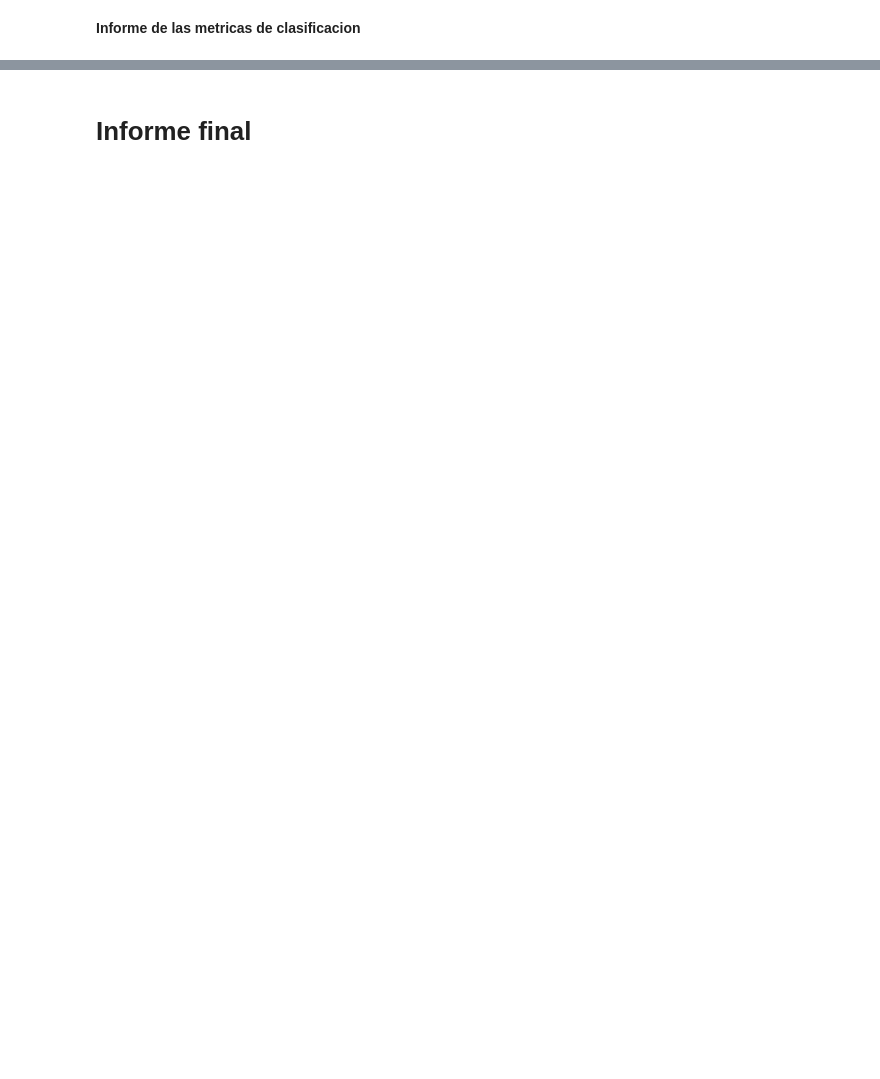
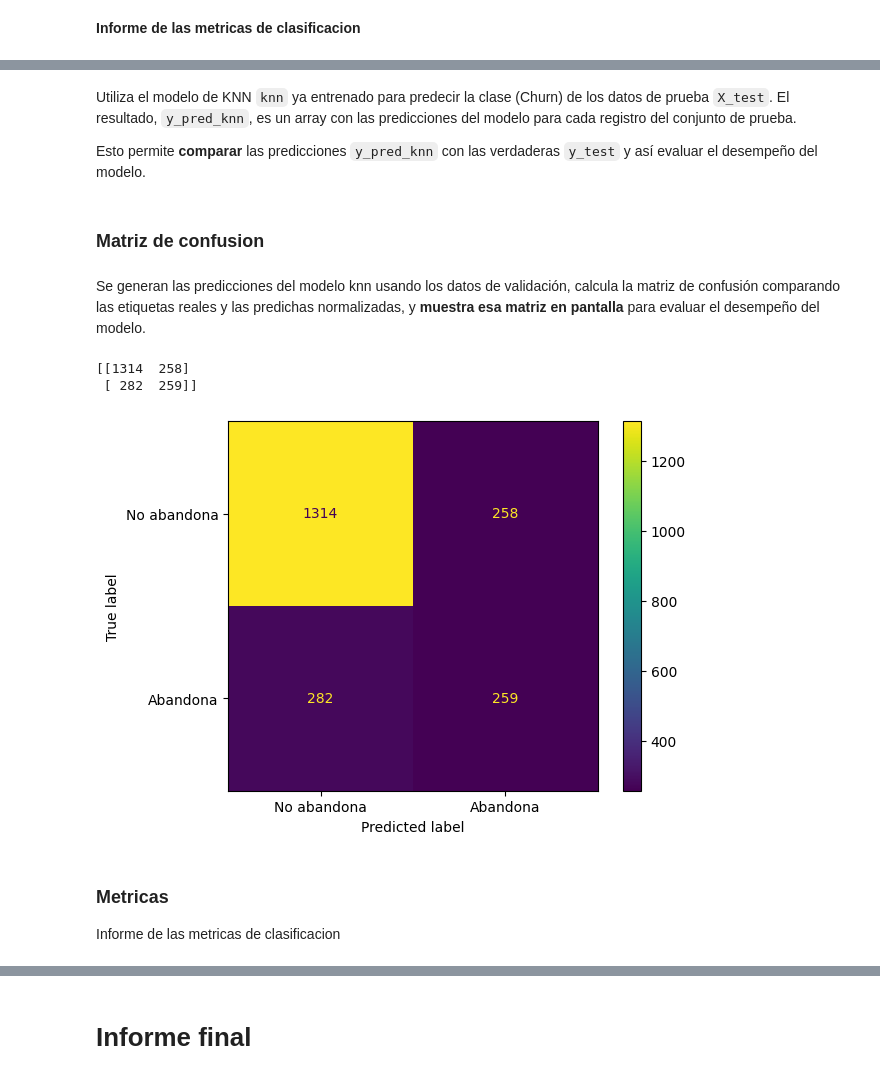
Before and after one commit to dzapatasal/Challenge-Telecom-X-modelo-predictivo, a Jupyter notebook: notebook/churn_clientes_modelado.ipynb, the cells around one changed output, grey strips where cells are left out. Cells and saved outputs as stored; diff of their text form; code cells hidden in the pictures; blank space fills up the shorter version.

```diff
--- a/notebook/churn_clientes_modelado.ipynb
+++ b/notebook/churn_clientes_modelado.ipynb
@@ -421,0 +444,6 @@ La exactitud del modelo con el conjunto de validacion es: 0.7688813174332766
+# %%
+# Crear el modelo KNN
+knn = KNeighborsClassifier()
+
+# Entrenar el modelo KNN con datos normalizados
+knn.fit(X_train_normalizado, y_train)
@@ -421,0 +452,4 @@ La exactitud del modelo con el conjunto de validacion es: 0.7688813174332766
+# %%
+# Normalizar los datos de prueba y evaluar el modelo KNN
+X_test_normalizado = normalizacion.transform(X_test)
+knn.score(X_test_normalizado, y_test)
@@ -491,0 +630,30 @@ weighted avg       0.77      0.77      0.77      1761
+# %% [markdown]
+Utiliza el modelo de KNN `knn` ya entrenado para predecir la clase (Churn) de los datos de prueba `X_test`. El resultado, `y_pred_knn`, es un array con las predicciones del modelo para cada registro del conjunto de prueba.<br>
+
+Esto permite **comparar** las predicciones `y_pred_knn` con las verdaderas `y_test` y así evaluar el desempeño del modelo.
+# %%
+y_pred_knn = knn.predict(X_test_normalizado)
+# %% [markdown]
+### Matriz de confusion
+# %% [markdown]
+Se generan las predicciones del modelo knn usando los datos de validación, calcula la matriz de confusión comparando las etiquetas reales y las predichas normalizadas, y **muestra esa matriz en pantalla** para evaluar el desempeño del modelo.
+# %%
+# Calcula la matriz de confusión comparando las etiquetas reales y las predichas normalizadas
+matriz_confusion_knn = confusion_matrix(y_test, y_pred_knn)
+
+# Muestra la matriz de confusión en pantalla
+print(matriz_confusion_knn)
+# %% [output]
+[[1314  258]
+ [ 282  259]]
+# %%
+# Crea un objeto para visualizar la matriz de confusión con etiquetas personalizadas
+visualizacion_knn = ConfusionMatrixDisplay(confusion_matrix = matriz_confusion_knn, display_labels=['No abandona', 'Abandona'])
+
+# Muestra gráficamente la matriz de confusión
+visualizacion_knn.plot();
+# %% [output]
+[figure, added]
+# %% [markdown]
+### Metricas
+Informe de las metricas de clasificacion
```
Also changed, not shown: parts of 56 cells of this notebook.
